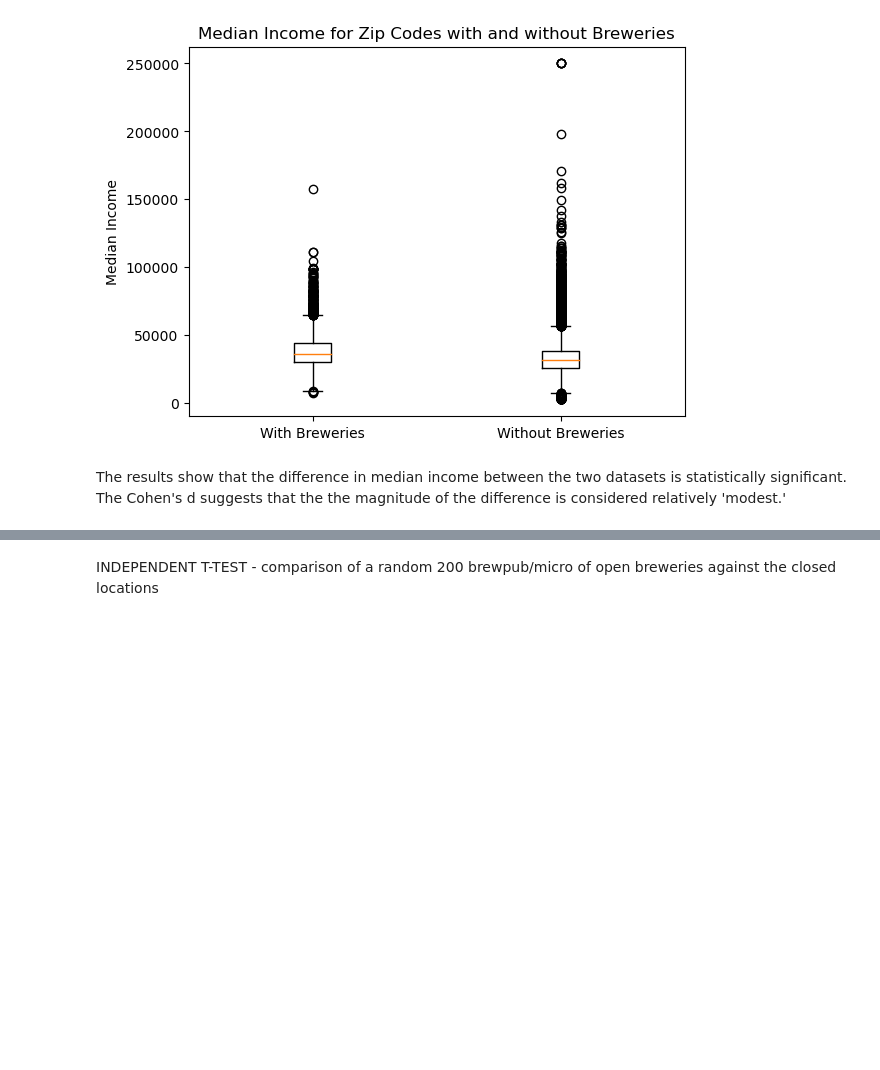
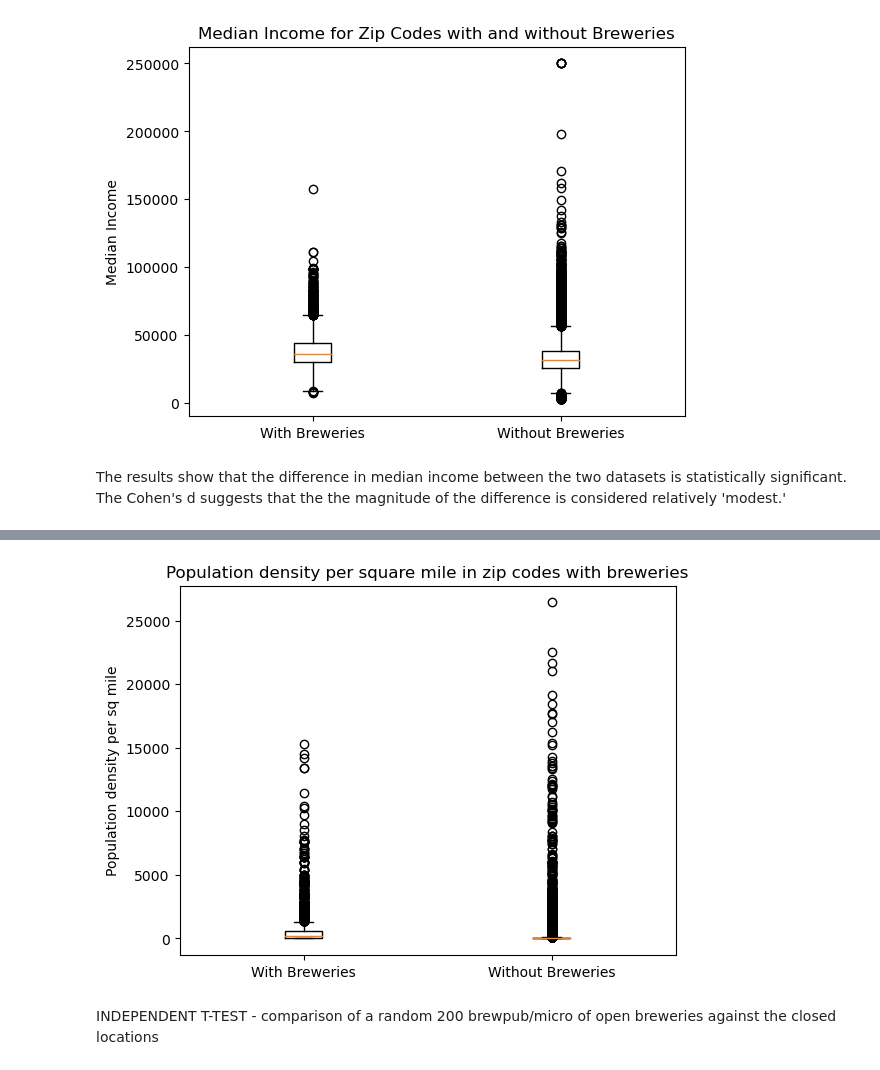
Before and after one commit to rpatel9877/project1, a Jupyter notebook: starter_folders/vicky_lasota/vicky_lasota.ipynb, the cells around one changed output, grey strips where cells are left out. Drawn from its saved outputs; the diff is of its cells as text; code cells hidden in the pictures; blank space fills up the shorter version.

```diff
--- a/starter_folders/vicky_lasota/vicky_lasota.ipynb
+++ b/starter_folders/vicky_lasota/vicky_lasota.ipynb
@@ -341,3 +492,11 @@ The results show that the difference in median income between the two datasets i
+# %%
+#plot boxplot to show the data comparing the two populations
+plt.boxplot([zip_breweries_micro_density[' Population Density per mile2 '], no_brew_zip_density['density(mil2)']], labels=['With Breweries', 'Without Breweries'])
+plt.title('Population density per square mile in zip codes with breweries')
+plt.ylabel('Population density per sq mile')
+plt.show()
+# %% [output]
+[figure, added]
 # %% [markdown]
 INDEPENDENT T-TEST - comparison of a random 200 brewpub/micro of open breweries against the closed locations
 # %% [markdown]
```
Also changed, not shown: parts of 19 cells of this notebook, 2 other files.
